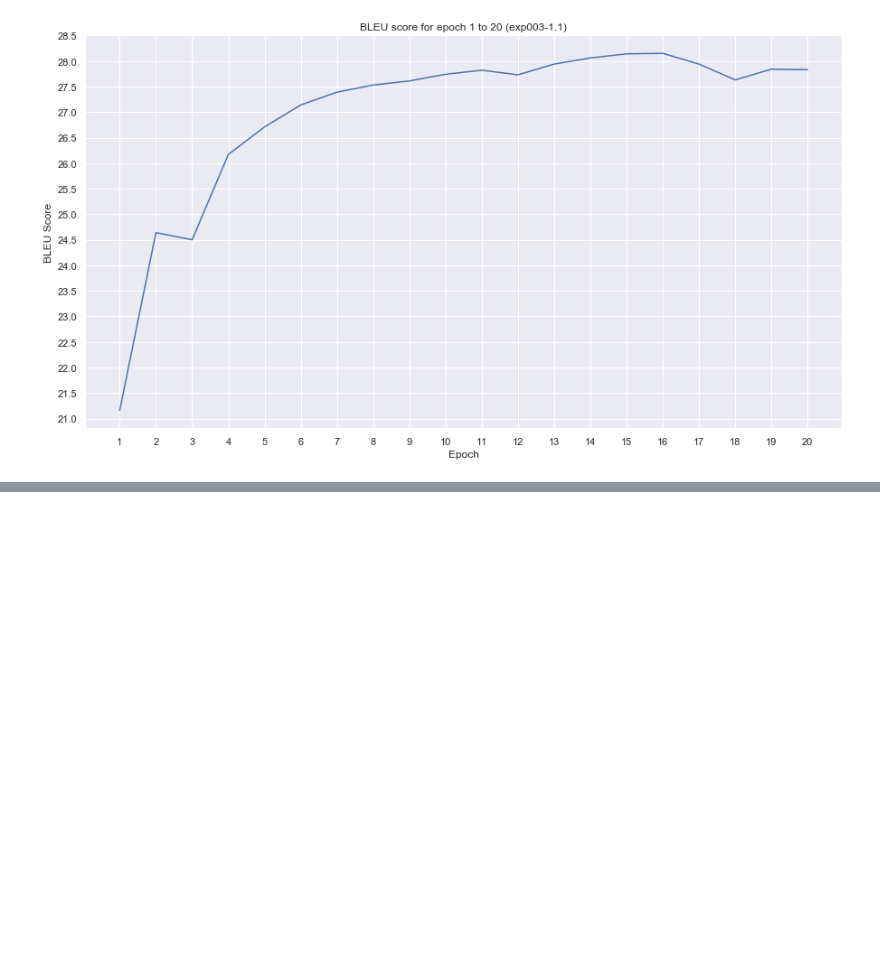
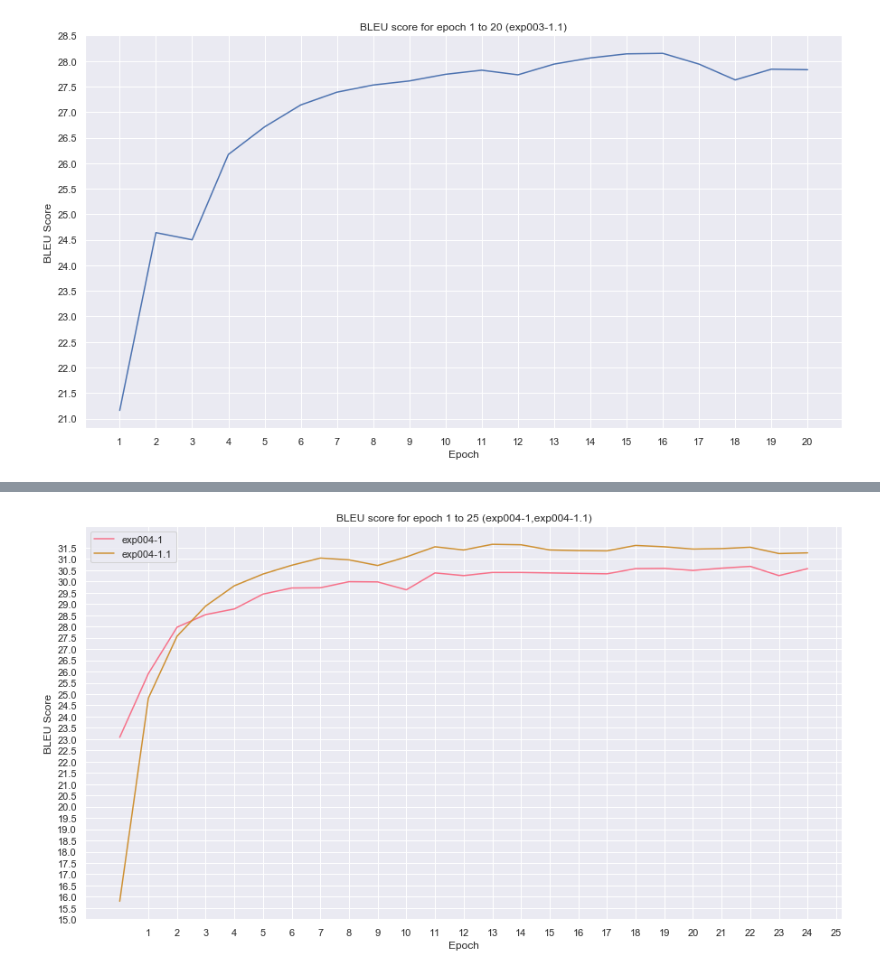
Before and after one commit to vistec-AI/mt-opus, a Jupyter notebook: notebooks/v-001_visualization_exp002-exp003-model-performance.ipynb, the cells around one changed output, grey strips where cells are left out. Saved outputs shown, nothing was run; the diff lists cells and outputs as text; code cells hidden in the pictures; blank space fills up the shorter version.

```diff
--- a/notebooks/v-001_visualization_exp002-exp003-model-performance.ipynb
+++ b/notebooks/v-001_visualization_exp002-exp003-model-performance.ipynb
@@ -566,0 +762,4 @@ plot_bleu_score_over_n_epoch('exp003-1.1')
+# %%
+plot_bleu_score_over_n_epoch_compare(['exp004-1', 'exp004-1.1'])
+# %% [output]
+[figure, added]
```
Also changed, not shown: parts of 7 cells of this notebook, 2 other files.
